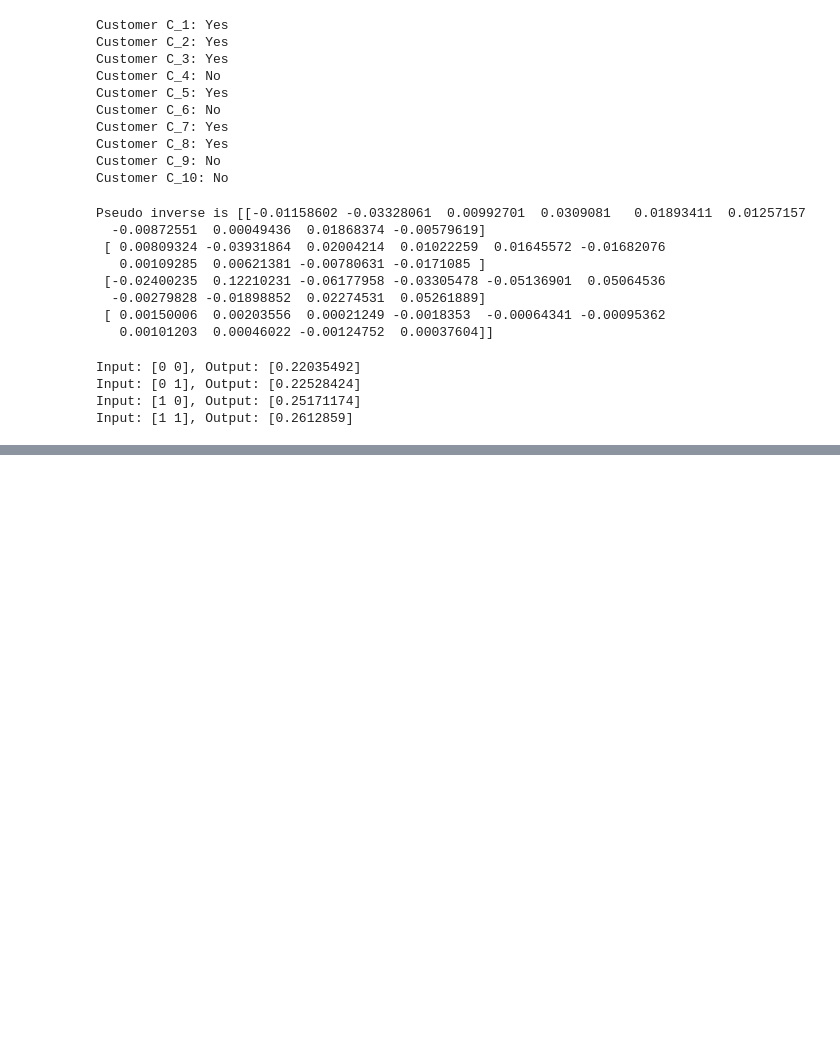
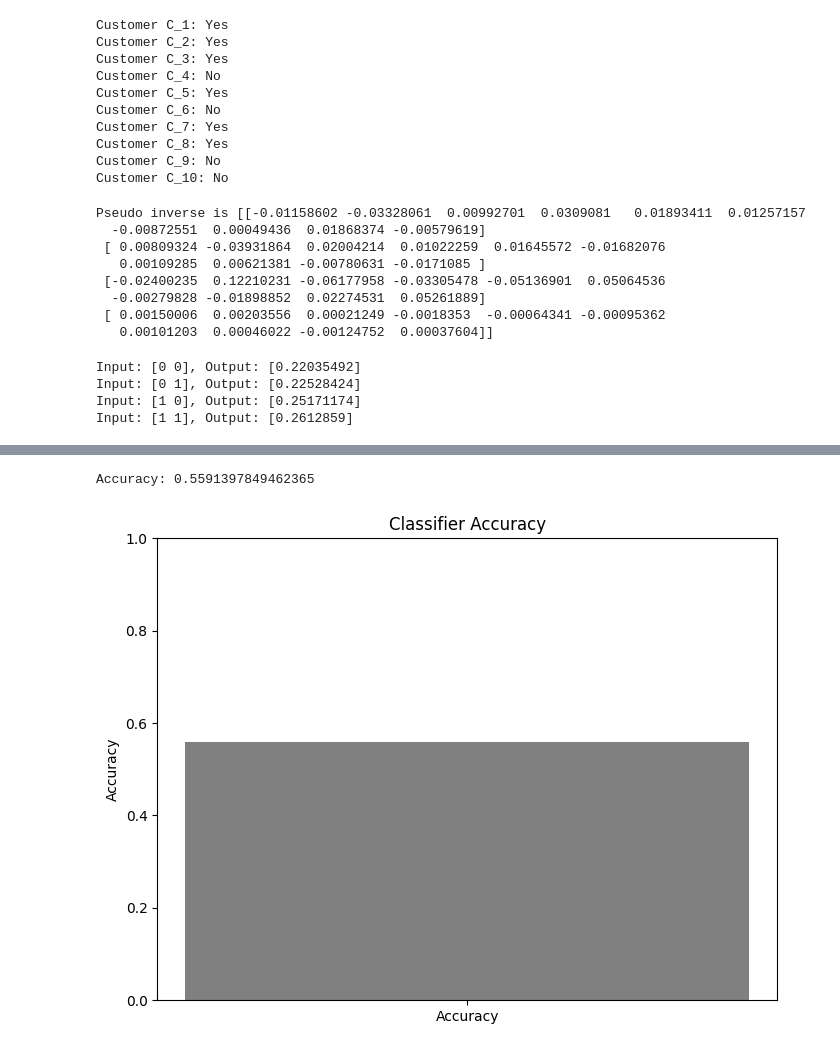
Before and after one commit to gnani43/mlassignment, a Jupyter notebook: lab5.ipynb, the cells around one changed output, grey strips where cells are left out. Saved outputs shown, nothing was run; the diff lists cells and outputs as text; code cells hidden in the pictures; blank space fills up the shorter version.

```diff
--- a/lab5.ipynb
+++ b/lab5.ipynb
@@ -759,0 +1106,62 @@ Input: [1 1], Output: [0.2612859]
+# %%
+import pandas as pd
+from sklearn.model_selection import train_test_split
+from sklearn.feature_extraction.text import TfidfVectorizer
+from sklearn.tree import DecisionTreeClassifier
+from sklearn.metrics import accuracy_score
+import matplotlib.pyplot as plt
+
+# Load data from the uploaded Excel file
+data = pd.read_csv(r"C:\Users\gnani\Downloads\Custom_CNN_Features.csv")
+
+# Assuming 'f0' contains the text data, replace it with the actual column name
+text_column = 'f0'
+
+# Drop rows with missing values in the text column
+data = data.dropna(subset=[text_column])
+
+# Convert the text column to strings
+data[text_column] = data[text_column].astype(str)
+
+# Convert 'Classification' to categorical if needed
+data['Label'] = data['Label'].astype('category')
+
+# Split the data into training and testing sets
+train_data, test_data = train_test_split(data, test_size=0.2, random_state=42)
+
+# Create a TF-IDF vectorizer
+tfidf_vectorizer = TfidfVectorizer()
+
+# Fit and transform the training text data
+X_train_tfidf = tfidf_vectorizer.fit_transform(train_data[text_column])
+
+# Transform the testing text data
+X_test_tfidf = tfidf_vectorizer.transform(test_data[text_column])
+
+# Define the labels
+y_train = train_data['Label']
+y_test = test_data['Label']
+
+# Create a decision tree classifier
+classifier = DecisionTreeClassifier()
+
+# Train the classifier on the training data
+classifier.fit(X_train_tfidf, y_train)
+
+# Make predictions on the testing data
+y_pred = classifier.predict(X_test_tfidf)
+
+# Calculate accuracy
+accuracy = accuracy_score(y_test, y_pred)
+print(f"Accuracy: {accuracy}")
+
+# Plot the accuracy
+plt.figure(figsize=(8, 6))
+plt.bar(['Accuracy'], [accuracy], color='grey')
+plt.ylim(0, 1)  # Set the y-axis limits between 0 and 1
+plt.title('Classifier Accuracy')
+plt.ylabel('Accuracy')
+plt.show()
+# %% [output]
+Accuracy: 0.5591397849462365
+[figure, added]
```
Also changed, not shown: parts of 6 cells of this notebook.
